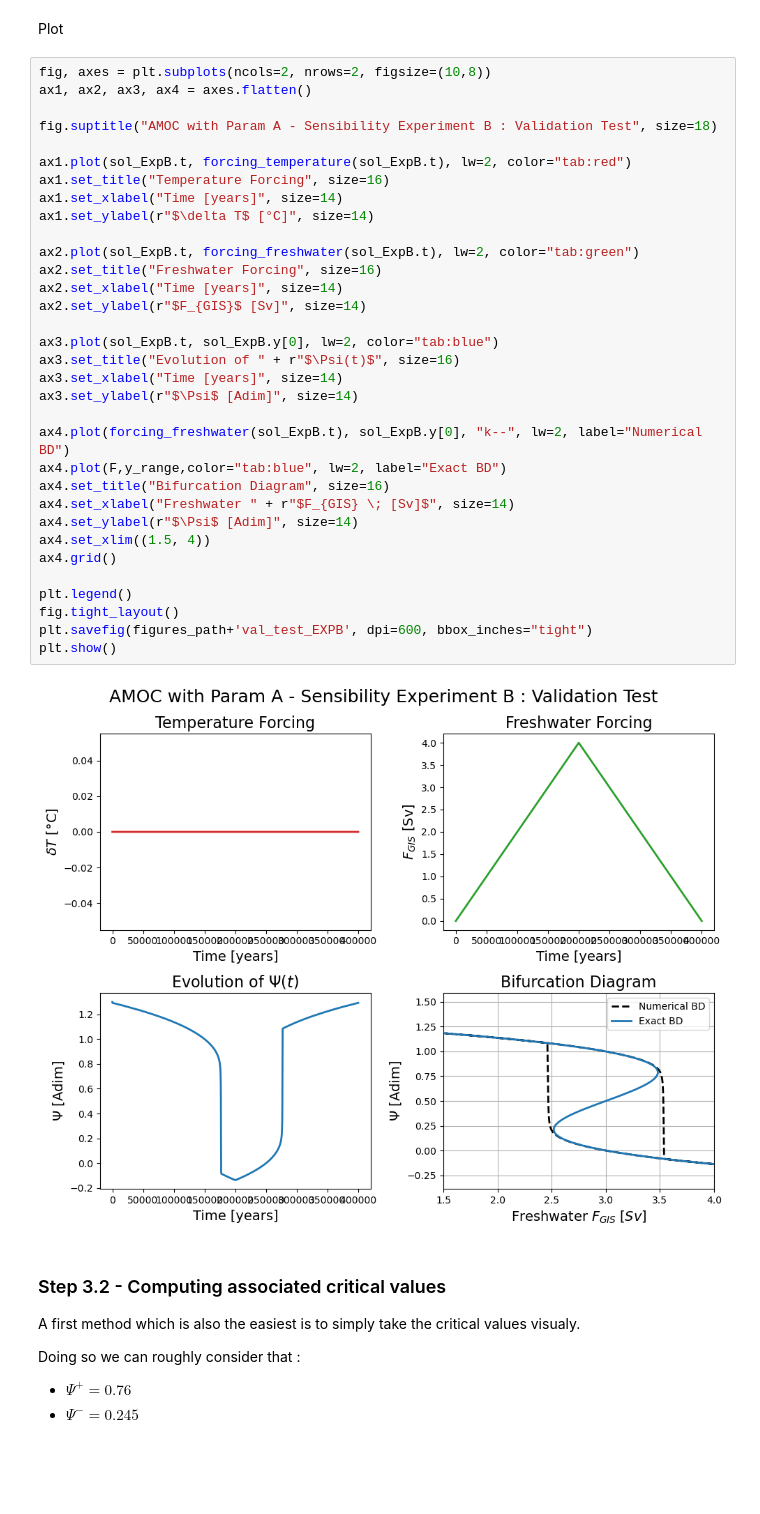
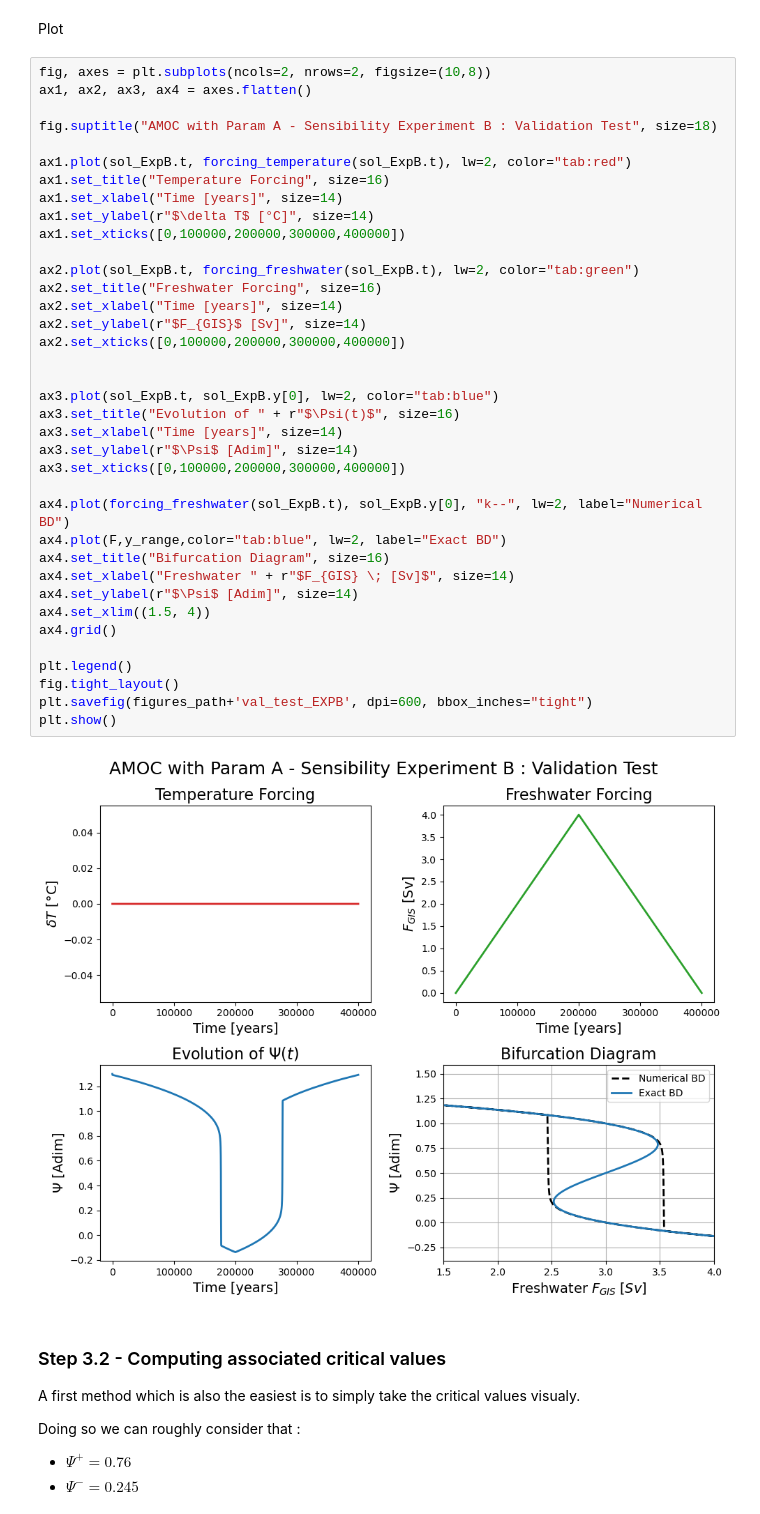
Before and after one commit to VUB-HYDR/2025_Laridon_etal_ORE, a Jupyter notebook: ATCM.ipynb, the cells around one changed output. Cells and saved outputs as stored; diff of their text form; blank space fills up the shorter version.

```diff
--- a/ATCM.ipynb
+++ b/ATCM.ipynb
@@ -351,34 +328,38 @@ ax1, ax2, ax3, ax4 = axes.flatten()
 fig.suptitle("AMOC with Param A - Sensibility Experiment B : Validation Test", size=18)
 
 ax1.plot(sol_ExpB.t, forcing_temperature(sol_ExpB.t), lw=2, color="tab:red")
 ax1.set_title("Temperature Forcing", size=16)
 ax1.set_xlabel("Time [years]", size=14)
 ax1.set_ylabel(r"$\delta T$ [°C]", size=14)
+ax1.set_xticks([0,100000,200000,300000,400000])
 
 ax2.plot(sol_ExpB.t, forcing_freshwater(sol_ExpB.t), lw=2, color="tab:green")
 ax2.set_title("Freshwater Forcing", size=16)
 ax2.set_xlabel("Time [years]", size=14)
 ax2.set_ylabel(r"$F_{GIS}$ [Sv]", size=14)
+ax2.set_xticks([0,100000,200000,300000,400000])
+
 
 ax3.plot(sol_ExpB.t, sol_ExpB.y[0], lw=2, color="tab:blue")
 ax3.set_title("Evolution of " + r"$\Psi(t)$", size=16)
 ax3.set_xlabel("Time [years]", size=14)
 ax3.set_ylabel(r"$\Psi$ [Adim]", size=14)
+ax3.set_xticks([0,100000,200000,300000,400000])
 
 ax4.plot(forcing_freshwater(sol_ExpB.t), sol_ExpB.y[0], "k--", lw=2, label="Numerical BD")
 ax4.plot(F,y_range,color="tab:blue", lw=2, label="Exact BD")
 ax4.set_title("Bifurcation Diagram", size=16)
 ax4.set_xlabel("Freshwater " + r"$F_{GIS} \; [Sv]$", size=14)
 ax4.set_ylabel(r"$\Psi$ [Adim]", size=14)
 ax4.set_xlim((1.5, 4))
 ax4.grid()
 
 plt.legend()
 fig.tight_layout()
 plt.savefig(figures_path+'val_test_EXPB', dpi=600, bbox_inches="tight")
 plt.show()
 # %% [output]
-[figure, old version]
+[figure, new version]
 # %% [markdown]
 ### Step 3.2 - Computing associated critical values
 
```
Also changed, not shown: parts of 13 cells of this notebook.
